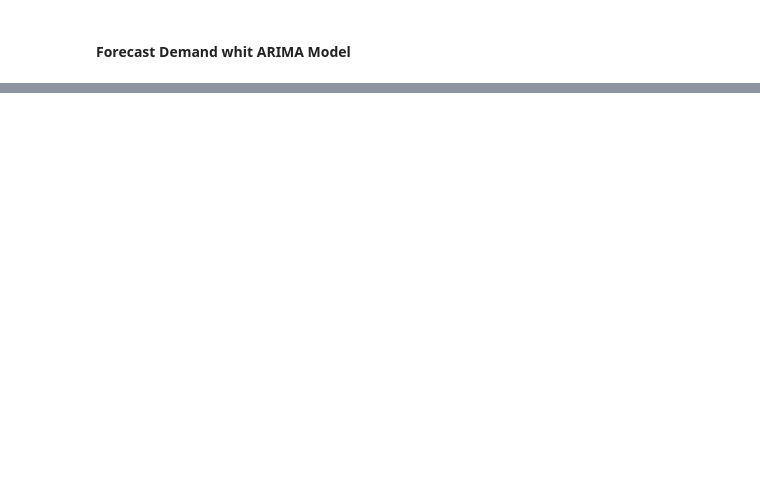
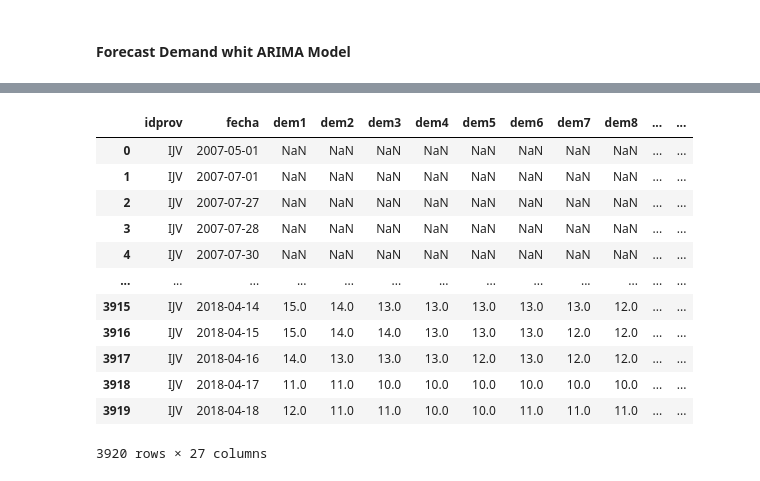
Before and after one commit to Millares95/Investigation_Code, a Jupyter notebook: ultimate_ARIMA_Forcast.ipynb, the cells around one changed output, grey strips where cells are left out. Cells and saved outputs as stored; diff of their text form; code cells hidden in the pictures; blank space fills up the shorter version.

```diff
--- a/ultimate_ARIMA_Forcast.ipynb
+++ b/ultimate_ARIMA_Forcast.ipynb
@@ -61,0 +48,17 @@ def import_data(x):
+# %%
+ #?Call the function for data analysis
+import_data("load_IJV.xlsx")
+# %% [output]
+|  | idprov | fecha | dem1 | dem2 | dem3 | dem4 | dem5 | dem6 | dem7 | dem8 | ... | ... |
+| 0 | IJV | 2007-05-01 | NaN | NaN | NaN | NaN | NaN | NaN | NaN | NaN | ... | ... |
+| 1 | IJV | 2007-07-01 | NaN | NaN | NaN | NaN | NaN | NaN | NaN | NaN | ... | ... |
+| 2 | IJV | 2007-07-27 | NaN | NaN | NaN | NaN | NaN | NaN | NaN | NaN | ... | ... |
+| 3 | IJV | 2007-07-28 | NaN | NaN | NaN | NaN | NaN | NaN | NaN | NaN | ... | ... |
+| 4 | IJV | 2007-07-30 | NaN | NaN | NaN | NaN | NaN | NaN | NaN | NaN | ... | ... |
+| ... | ... | ... | ... | ... | ... | ... | ... | ... | ... | ... | ... | ... |
+| 3915 | IJV | 2018-04-14 | 15.0 | 14.0 | 13.0 | 13.0 | 13.0 | 13.0 | 13.0 | 12.0 | ... | ... |
+| 3916 | IJV | 2018-04-15 | 15.0 | 14.0 | 14.0 | 13.0 | 13.0 | 13.0 | 12.0 | 12.0 | ... | ... |
+| 3917 | IJV | 2018-04-16 | 14.0 | 13.0 | 13.0 | 13.0 | 12.0 | 13.0 | 12.0 | 12.0 | ... | ... |
+| 3918 | IJV | 2018-04-17 | 11.0 | 11.0 | 10.0 | 10.0 | 10.0 | 10.0 | 10.0 | 10.0 | ... | ... |
+| 3919 | IJV | 2018-04-18 | 12.0 | 11.0 | 11.0 | 10.0 | 10.0 | 11.0 | 11.0 | 11.0 | ... | ... |
+3920 rows × 27 columns
```
Also changed, not shown: parts of 9 cells of this notebook, 1 other file.
